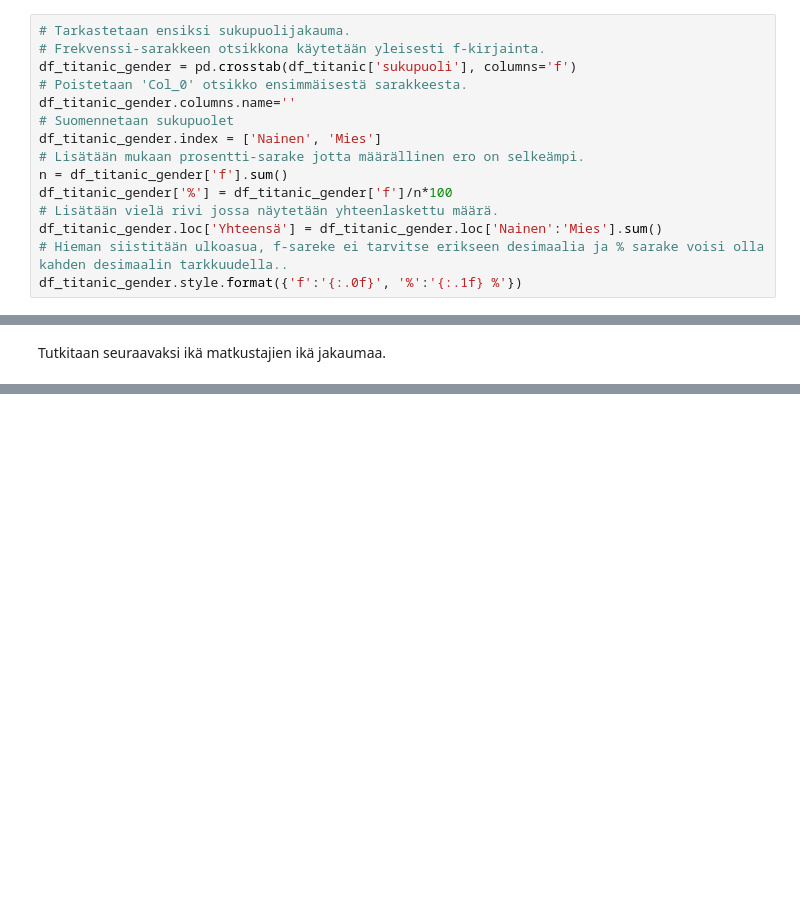
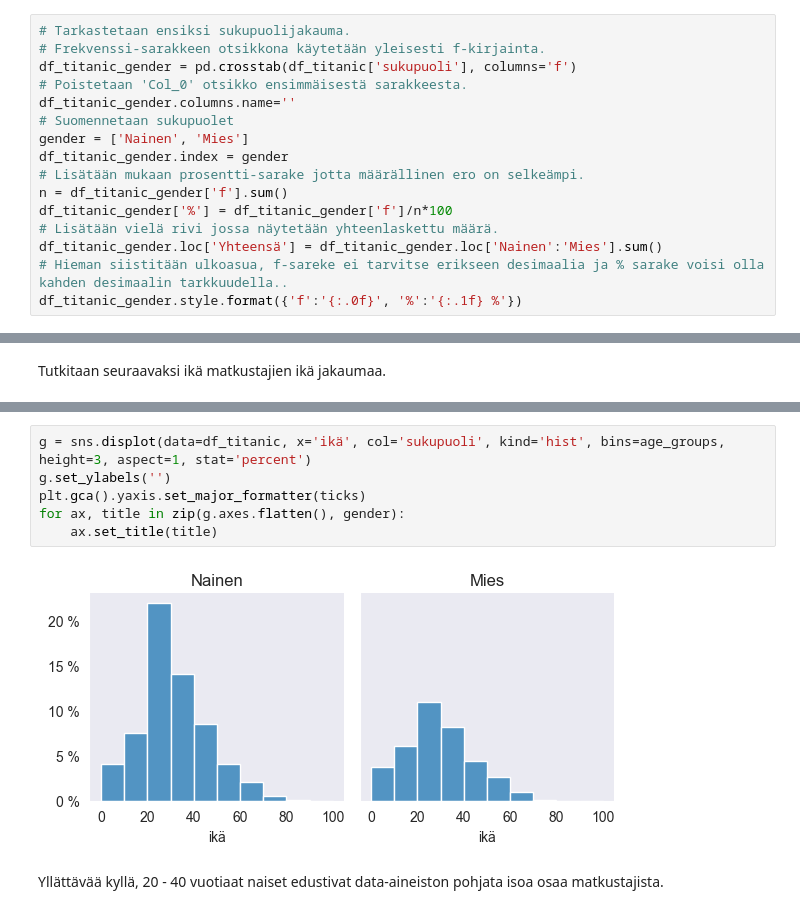
Before and after one commit to TatuE/Data_analytics, a Jupyter notebook: Tehtava_1_kuvaileva_&_selittava.ipynb, the cells around one changed output, grey strips where cells are left out. Saved outputs shown, nothing was run; the diff lists cells and outputs as text; blank space fills up the shorter version.

```diff
--- a/Tehtava_1_kuvaileva_&_selittava.ipynb
+++ b/Tehtava_1_kuvaileva_&_selittava.ipynb
@@ -91,7 +91,8 @@ df_titanic_gender = pd.crosstab(df_titanic['sukupuoli'], columns='f')
 # Poistetaan 'Col_0' otsikko ensimmäisestä sarakkeesta.
 df_titanic_gender.columns.name=''
 # Suomennetaan sukupuolet
-df_titanic_gender.index = ['Nainen', 'Mies']
+gender = ['Nainen', 'Mies']
+df_titanic_gender.index = gender
 # Lisätään mukaan prosentti-sarake jotta määrällinen ero on selkeämpi.
 n = df_titanic_gender['f'].sum()
 df_titanic_gender['%'] = df_titanic_gender['f']/n*100
@@ -119,0 +227,10 @@ Tutkitaan seuraavaksi ikä matkustajien ikä jakaumaa.
+# %%
+g = sns.displot(data=df_titanic, x='ikä', col='sukupuoli', kind='hist', bins=age_groups, height=3, aspect=1, stat='percent')
+g.set_ylabels('')
+plt.gca().yaxis.set_major_formatter(ticks)
+for ax, title in zip(g.axes.flatten(), gender):
+    ax.set_title(title)
+# %% [output]
+[figure, added]
+# %% [markdown]
+Yllättävää kyllä, 20 - 40 vuotiaat naiset edustivat data-aineiston pohjata isoa osaa matkustajista.
```
Also changed, not shown: parts of 9 cells of this notebook.
